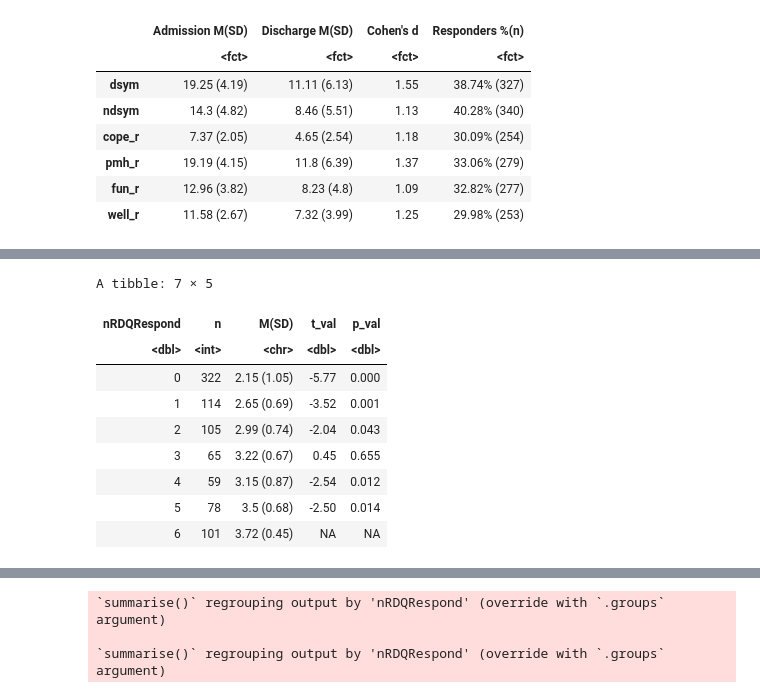
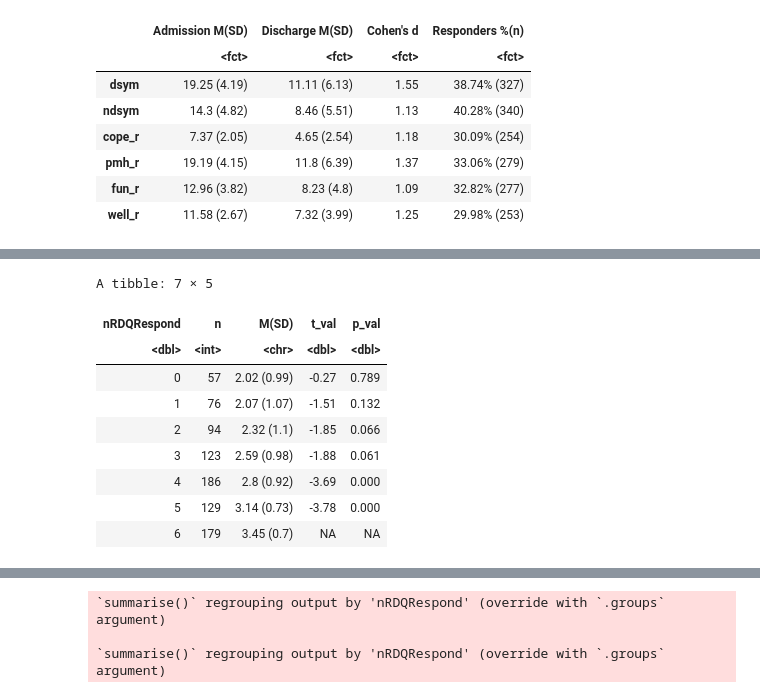
Before and after one commit to sin-ying-lin/phpTxOutcome, a Jupyter notebook: Code/50% Improvement 2nd.ipynb, the cells around one changed output, grey strips where cells are left out. Saved outputs shown, nothing was run; the diff lists cells and outputs as text; code cells hidden in the pictures.

```diff
--- a/Code/50% Improvement 2nd.ipynb
+++ b/Code/50% Improvement 2nd.ipynb
@@ -115,7 +338,8 @@ A data.frame: 7 × 3
 # %%
 nRDQResponderPairwisePercent = matrix(0, ncol = 6, nrow = 7)
+nRDQResponderPairwiseCorr = matrix(0, ncol = 6, nrow = 6)
 
-for (i in 1:length(facets)){
+for (i in 1:6){
     for (j in 1:length(facets)){
         facet1 = facets[i]
         facet2 = facets[j]
@@ -125,13 +349,40 @@ for (i in 1:length(facets)){
         preScore2 = dfMDD[,grep(paste0('pre_', facet2,'$'), colnames(dfMDD))]
         postScore2 = dfMDD[,grep(paste0('post_', facet2,'$'), colnames(dfMDD))]
 
+        facet1ResStatus = ifelse(preScore1 - postScore1 > 0.5*preScore1, 1, 0)
+        facet2ResStatus = ifelse(preScore2 - postScore2> 0.5*preScore2, 1, 0)
+
         facet2Res = which((preScore2-postScore2) > 0.5*preScore2)
         facet1ResIn2 = sum(preScore1[facet2Res] - postScore1[facet2Res] > 0.5*preScore1[facet2Res]
                           )/length(facet2Res)*100
 
+
+
         nRDQResponderPairwisePercent[i,j] =  facet1ResIn2
+        nRDQResponderPairwiseCorr[i,j] =  cor(facet1ResStatus, facet2ResStatus )
+
     }
 }
+
+#for (i in 3:6){
+#    for (j in 1:length(facets)){
+#        facet1 = facets[i]
+#        facet2 = facets[j]
+#
+#        preScore1 = dfMDD[,grep(paste0('pre_', facet1,'$'), colnames(dfMDD))]
+#        postScore1 = dfMDD[,grep(paste0('post_', facet1,'$'), colnames(dfMDD))]
+#        preScore2 = dfMDD[,grep(paste0('pre_', facet2,'$'), colnames(dfMDD))]
+#        postScore2 = dfMDD[,grep(paste0('post_', facet2,'$'), colnames(dfMDD))]
+#
+#        facet2Res = which((postScore2-preScore2) >= 0.5*preScore2)
+#        facet1ResIn2 = sum(postScore1[facet2Res] - preScore1[facet2Res] >= 0.5*preScore1[facet2Res]
+#                          )/length(facet2Res)*100
+#
+#        nRDQResponderPairwisePercent[i,j] =  facet1ResIn2
+#    }
+#}
+
+
 diag(nRDQResponderPairwisePercent) = NA
 nRDQResponderPairwisePercent[7,] = colMeans(nRDQResponderPairwisePercent[1:6,], na.rm = T)
 nRDQResponderPairwisePercent = as.data.frame(nRDQResponderPairwisePercent)
@@ -143,6 +394,8 @@ diag(nRDQResponderPairwisePercent) = NA
 write.csv(nRDQResponderPairwisePercent, '../Results/nRDQResponderPairwisePercent.csv')
 
 nRDQResponderPairwisePercent
+
+round(nRDQResponderPairwiseCorr,2)
 # %% [output]
 A matrix: 7 × 6 of type chr
 | dsym | ndsym | cope_r | pmh_r | fun_r | well_r |
@@ -211,31 +487,31 @@ A tibble: 7 × 3
 # %%
 imprvByNRDQTtestData = data.frame(nRDQRespond = rowSums(nRDQResponder), imprv = dfMDD$imprv1)
 imprvByNRDQ$t_val = NA
 imprvByNRDQ$p_val = NA
 
 for (i in 0:5){
-    sample1 = imprvByNRDQANOVA[imprvByNRDQANOVA$nRDQRespond== i,'imprv']
-    sample2 = imprvByNRDQANOVA[imprvByNRDQANOVA$nRDQRespond== i+1, 'imprv']
+    sample1 = imprvByNRDQTtestData[imprvByNRDQTtestData$nRDQRespond== i,'imprv']
+    sample2 = imprvByNRDQTtestData[imprvByNRDQTtestData$nRDQRespond== i+1, 'imprv']
 
     tRes = t.test(sample1,sample2)
 
     imprvByNRDQ$t_val[i+1] = round(tRes$statistic,2)
     imprvByNRDQ$p_val[i+1] = round(tRes$p.value, 3)
 }
 
 write.csv(imprvByNRDQ, '../Results/imprvByNRDQ.csv')
 imprvByNRDQ
 # %% [output]
 A tibble: 7 × 5
 | nRDQRespond | n | M(SD) | t_val | p_val |
 | <dbl> | <int> | <chr> | <dbl> | <dbl> |
-| 0 | 322 | 2.15 (1.05) | -5.77 | 0.000 |
-| 1 | 114 | 2.65 (0.69) | -3.52 | 0.001 |
-| 2 | 105 | 2.99 (0.74) | -2.04 | 0.043 |
-| 3 | 65 | 3.22 (0.67) | 0.45 | 0.655 |
-| 4 | 59 | 3.15 (0.87) | -2.54 | 0.012 |
-| 5 | 78 | 3.5 (0.68) | -2.50 | 0.014 |
-| 6 | 101 | 3.72 (0.45) | NA | NA |
+| 0 | 57 | 2.02 (0.99) | -0.27 | 0.789 |
+| 1 | 76 | 2.07 (1.07) | -1.51 | 0.132 |
+| 2 | 94 | 2.32 (1.1) | -1.85 | 0.066 |
+| 3 | 123 | 2.59 (0.98) | -1.88 | 0.061 |
+| 4 | 186 | 2.8 (0.92) | -3.69 | 0.000 |
+| 5 | 129 | 3.14 (0.73) | -3.78 | 0.000 |
+| 6 | 179 | 3.45 (0.7) | NA | NA |
 # %%
 imprvByNRDQ4 =
     imprvByNRDQTtestData %>%
```
Also changed, not shown: parts of 56 cells of this notebook, 18 other files.
